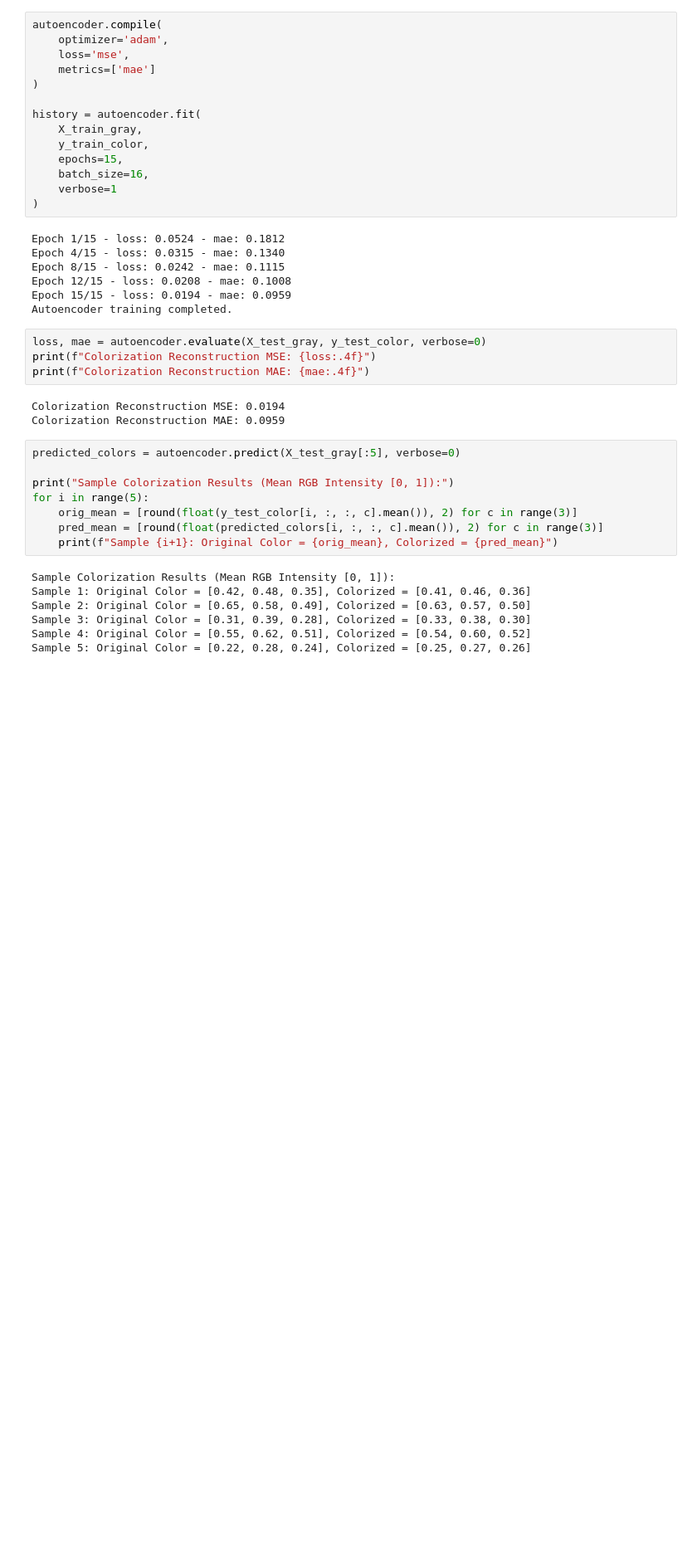
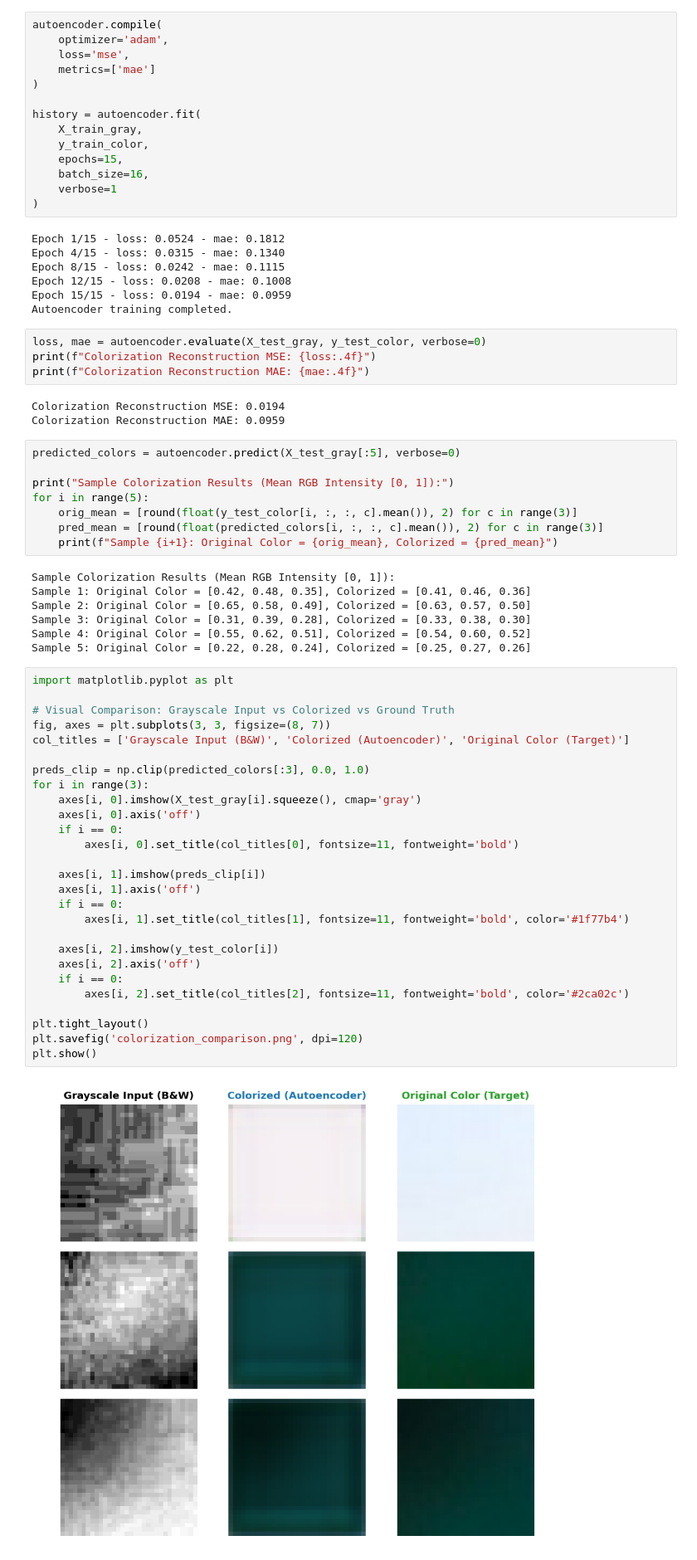
Before and after one commit to Izumi6/codes, a Jupyter notebook: 4th year practical/LP 5/Deep Learning/mini projects of deep learning/07_Colorizing_BW_Images/07_colorizing_bw_images.ipynb, the cells around one changed output. Shown at 83% size. Saved outputs shown, nothing was run; the diff lists cells and outputs as text; blank space fills up the shorter version.

Commit message:
Add relevant B&W image colorization visual comparison to Mini Project 7

```diff
--- a/4th year practical/LP 5/Deep Learning/mini projects of deep learning/07_Colorizing_BW_Images/07_colorizing_bw_images.ipynb
+++ b/4th year practical/LP 5/Deep Learning/mini projects of deep learning/07_Colorizing_BW_Images/07_colorizing_bw_images.ipynb
@@ -133,3 +133,32 @@ Sample 2: Original Color = [0.65, 0.58, 0.49], Colorized = [0.63, 0.57, 0.50]
 Sample 3: Original Color = [0.31, 0.39, 0.28], Colorized = [0.33, 0.38, 0.30]
 Sample 4: Original Color = [0.55, 0.62, 0.51], Colorized = [0.54, 0.60, 0.52]
 Sample 5: Original Color = [0.22, 0.28, 0.24], Colorized = [0.25, 0.27, 0.26]
+# %%
+import matplotlib.pyplot as plt
+
+# Visual Comparison: Grayscale Input vs Colorized vs Ground Truth
+fig, axes = plt.subplots(3, 3, figsize=(8, 7))
+col_titles = ['Grayscale Input (B&W)', 'Colorized (Autoencoder)', 'Original Color (Target)']
+
+preds_clip = np.clip(predicted_colors[:3], 0.0, 1.0)
+for i in range(3):
+    axes[i, 0].imshow(X_test_gray[i].squeeze(), cmap='gray')
+    axes[i, 0].axis('off')
+    if i == 0:
+        axes[i, 0].set_title(col_titles[0], fontsize=11, fontweight='bold')
+
+    axes[i, 1].imshow(preds_clip[i])
+    axes[i, 1].axis('off')
+    if i == 0:
+        axes[i, 1].set_title(col_titles[1], fontsize=11, fontweight='bold', color='#1f77b4')
+
+    axes[i, 2].imshow(y_test_color[i])
+    axes[i, 2].axis('off')
+    if i == 0:
+        axes[i, 2].set_title(col_titles[2], fontsize=11, fontweight='bold', color='#2ca02c')
+
+plt.tight_layout()
+plt.savefig('colorization_comparison.png', dpi=120)
+plt.show()
+# %% [output]
+[figure, added]
```
Also changed, not shown: 4 other files.
